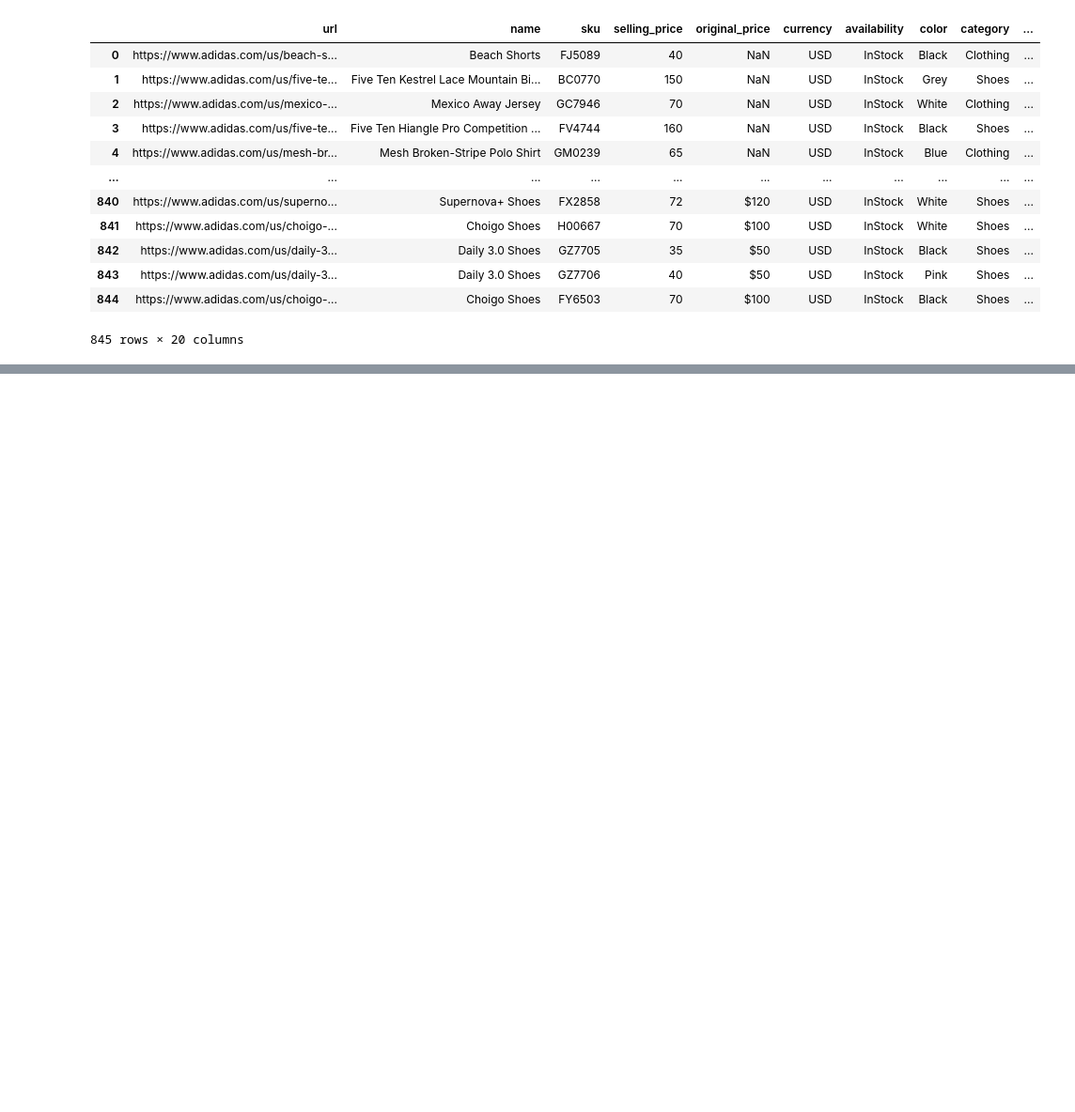
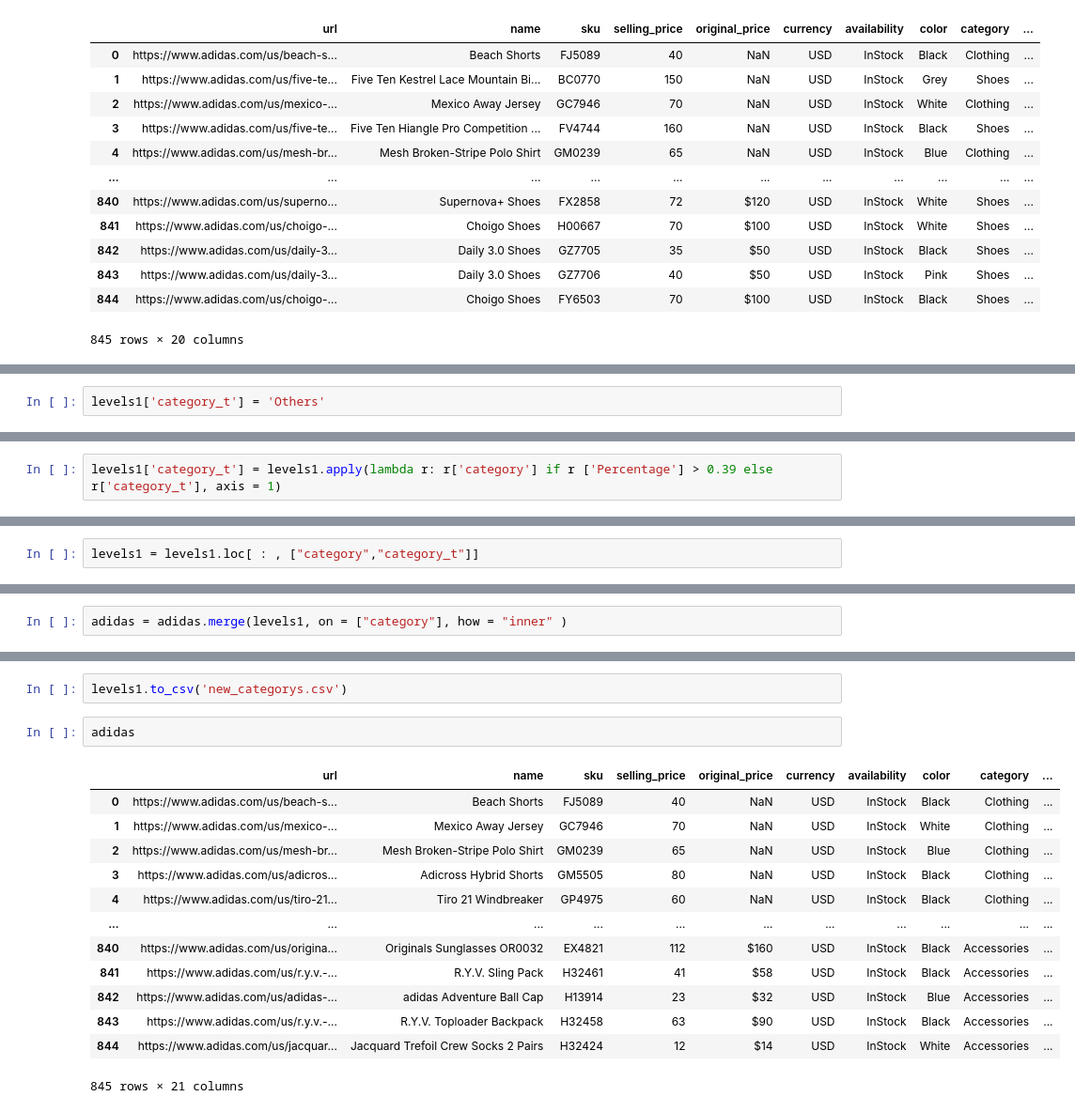
Before and after one commit to carlosr929214/Dataset_ADIDAS, a Jupyter notebook: Tarea Tranformacion de datos categoricos/EDA.ipynb, the cells around one changed output, grey strips where cells are left out. Shown at 94% size. Cells and saved outputs as stored; diff of their text form; blank space fills up the shorter version.

```diff
--- a/Tarea Tranformacion de datos categoricos/EDA.ipynb
+++ b/Tarea Tranformacion de datos categoricos/EDA.ipynb
@@ -20,0 +105,2 @@ adidas
+# %%
+levels1['category_t'] = 'Others'
@@ -20,0 +114,2 @@ adidas
+# %%
+levels1['category_t'] = levels1.apply(lambda r: r['category'] if r ['Percentage'] > 0.39 else r['category_t'], axis = 1)
@@ -20,0 +123,2 @@ adidas
+# %%
+levels1 = levels1.loc[ : , ["category","category_t"]]
@@ -20,0 +132,2 @@ adidas
+# %%
+adidas = adidas.merge(levels1, on = ["category"], how = "inner" )
@@ -20,0 +142,18 @@ adidas
+# %%
+levels1.to_csv('new_categorys.csv')
+# %%
+adidas
+# %% [output]
+|  | url | name | sku | selling_price | original_price | currency | availability | color | category | ... |
+| 0 | https://www.adidas.com/us/beach-s... | Beach Shorts | FJ5089 | 40 | NaN | USD | InStock | Black | Clothing | ... |
+| 1 | https://www.adidas.com/us/mexico-... | Mexico Away Jersey | GC7946 | 70 | NaN | USD | InStock | White | Clothing | ... |
+| 2 | https://www.adidas.com/us/mesh-br... | Mesh Broken-Stripe Polo Shirt | GM0239 | 65 | NaN | USD | InStock | Blue | Clothing | ... |
+| 3 | https://www.adidas.com/us/adicros... | Adicross Hybrid Shorts | GM5505 | 80 | NaN | USD | InStock | Black | Clothing | ... |
+| 4 | https://www.adidas.com/us/tiro-21... | Tiro 21 Windbreaker | GP4975 | 60 | NaN | USD | InStock | Black | Clothing | ... |
+| ... | ... | ... | ... | ... | ... | ... | ... | ... | ... | ... |
+| 840 | https://www.adidas.com/us/origina... | Originals Sunglasses OR0032 | EX4821 | 112 | $160 | USD | InStock | Black | Accessories | ... |
+| 841 | https://www.adidas.com/us/r.y.v.-... | R.Y.V. Sling Pack | H32461 | 41 | $58 | USD | InStock | Black | Accessories | ... |
+| 842 | https://www.adidas.com/us/adidas-... | adidas Adventure Ball Cap | H13914 | 23 | $32 | USD | InStock | Blue | Accessories | ... |
+| 843 | https://www.adidas.com/us/r.y.v.-... | R.Y.V. Toploader Backpack | H32458 | 63 | $90 | USD | InStock | Black | Accessories | ... |
+| 844 | https://www.adidas.com/us/jacquar... | Jacquard Trefoil Crew Socks 2 Pairs | H32424 | 12 | $14 | USD | InStock | White | Accessories | ... |
+845 rows × 21 columns
```
Also changed, not shown: parts of 19 cells of this notebook, 1 other file.
